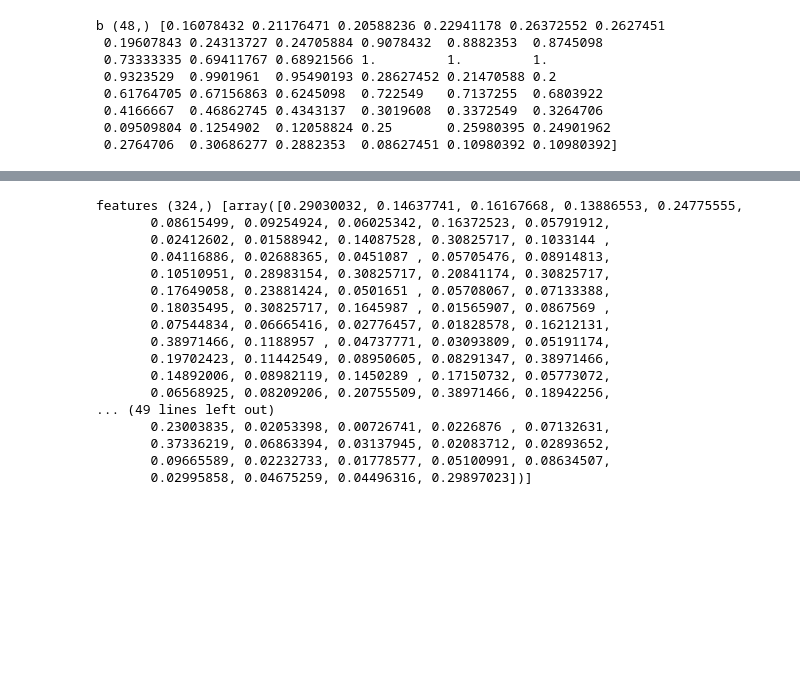
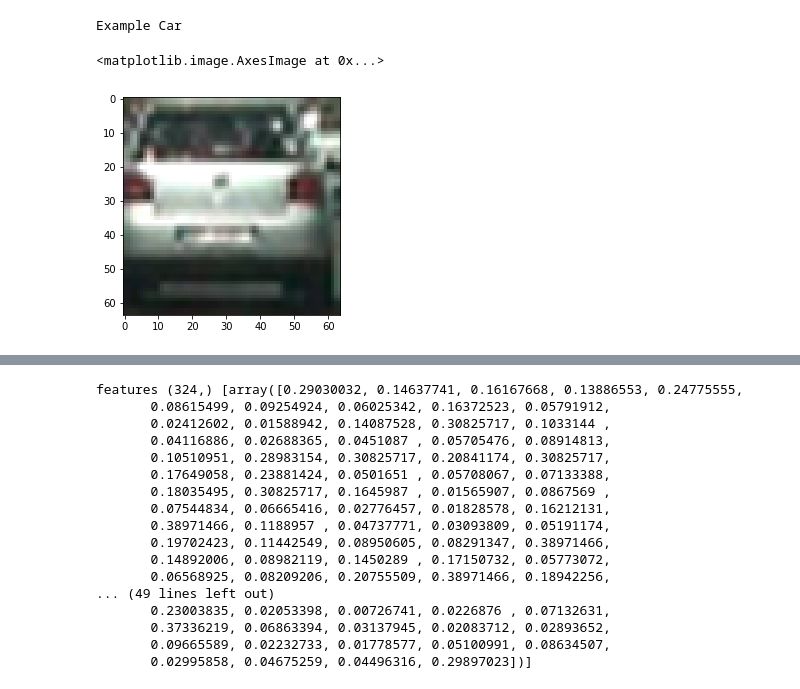
Before and after one commit to shohne/CarND-Vehicle-Detection-Tracking, a Jupyter notebook: P5.ipynb, the cells around one changed output, grey strips where cells are left out. Saved outputs shown, nothing was run; the diff lists cells and outputs as text; code cells hidden in the pictures; blank space fills up the shorter version.

```diff
--- a/P5.ipynb
+++ b/P5.ipynb
@@ -85,13 +98,9 @@ def bin_spatial(img, color_space='RGB', size=(4, 4)):
 # %%
+print ('Example Car')
 image = mpimg.imread('data/vehicles/GTI_MiddleClose/image0100.png')
-b = bin_spatial(image)
-print ('b', b.shape, b)
+fig = plt.figure()
+plt.imshow(image)
 # %% [output]
-b (48,) [0.16078432 0.21176471 0.20588236 0.22941178 0.26372552 0.2627451
- 0.19607843 0.24313727 0.24705884 0.9078432  0.8882353  0.8745098
- 0.73333335 0.69411767 0.68921566 1.         1.         1.
- 0.9323529  0.9901961  0.95490193 0.28627452 0.21470588 0.2
- 0.61764705 0.67156863 0.6245098  0.722549   0.7137255  0.6803922
- 0.4166667  0.46862745 0.4343137  0.3019608  0.3372549  0.3264706
- 0.09509804 0.1254902  0.12058824 0.25       0.25980395 0.24901962
- 0.2764706  0.30686277 0.2882353  0.08627451 0.10980392 0.10980392]
+Example Car
+<matplotlib.image.AxesImage at 0x...>
+[figure, added]
```
Also changed, not shown: parts of 41 cells of this notebook, 17 other files.
